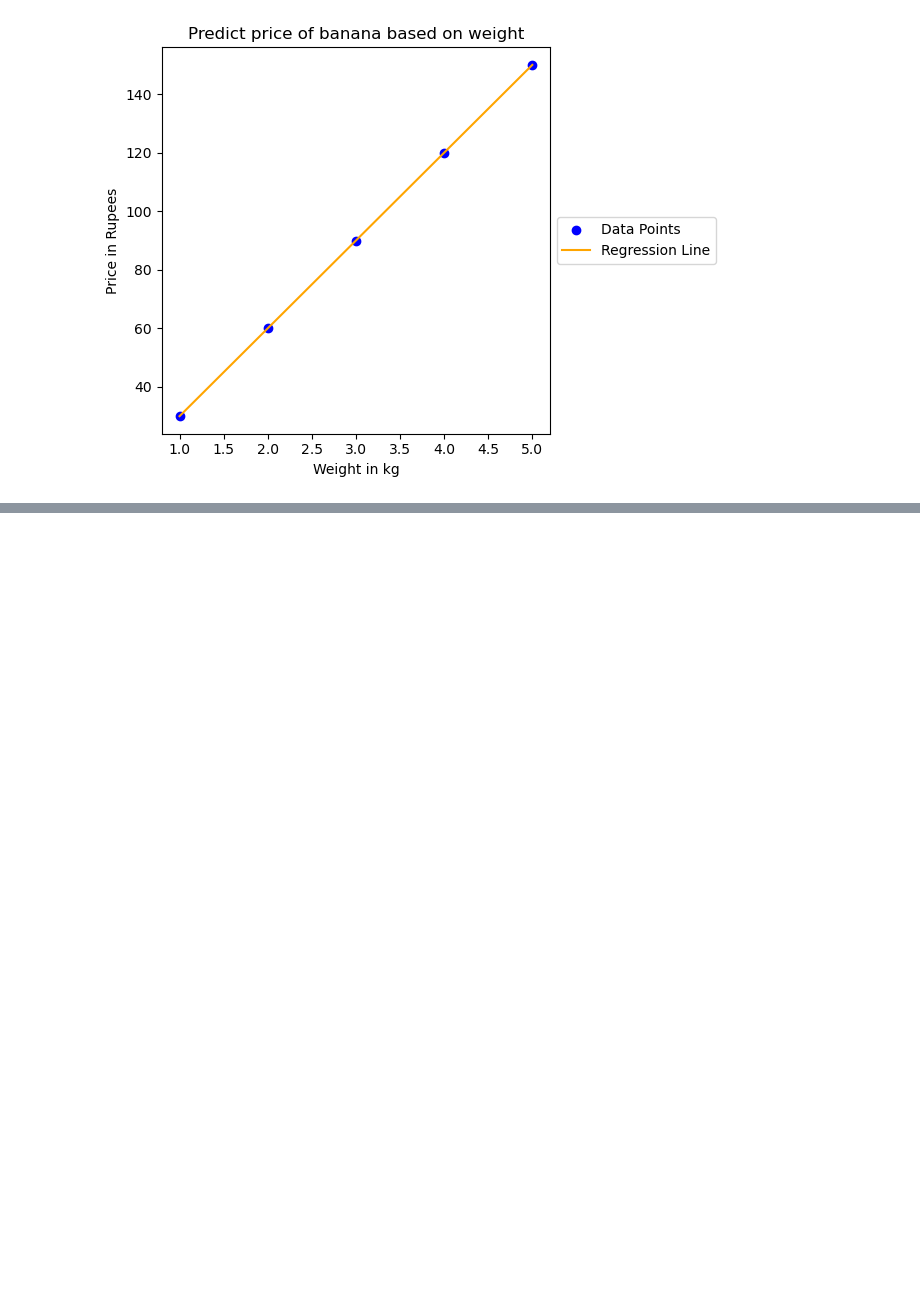
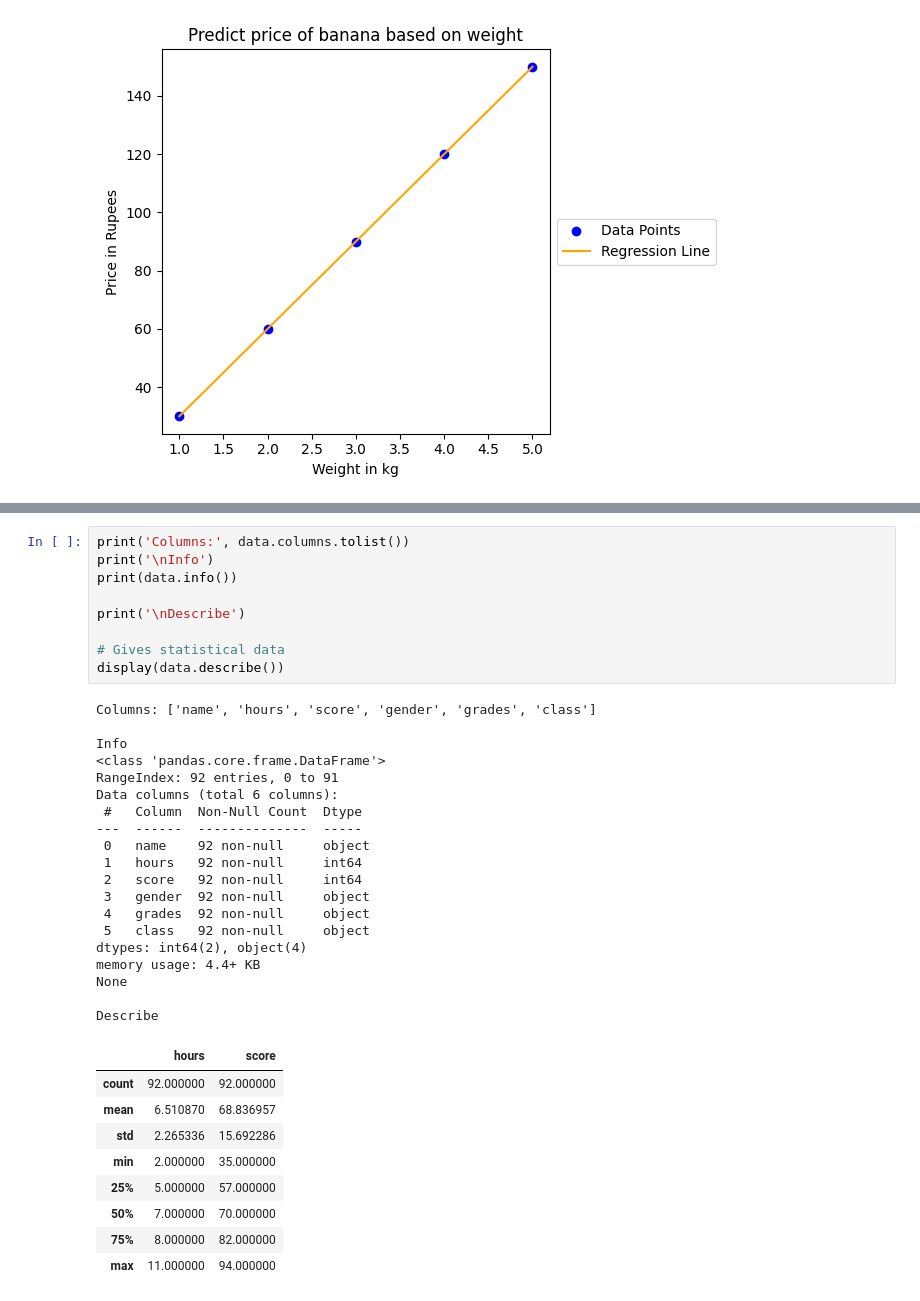
Before and after one commit to Vedant-Manjrekar/MLE_Prac_Codes, a Jupyter notebook: MLE_prac1.ipynb, the cells around one changed output, grey strips where cells are left out. Saved outputs shown, nothing was run; the diff lists cells and outputs as text; blank space fills up the shorter version.

```diff
--- a/MLE_prac1.ipynb
+++ b/MLE_prac1.ipynb
@@ -114,0 +137,38 @@ plt.show()
+# %%
+print('Columns:', data.columns.tolist())
+print('\nInfo')
+print(data.info())
+
+print('\nDescribe')
+
+# Gives statistical data
+display(data.describe())
+# %% [output]
+Columns: ['name', 'hours', 'score', 'gender', 'grades', 'class']
+
+Info
+<class 'pandas.core.frame.DataFrame'>
+RangeIndex: 92 entries, 0 to 91
+Data columns (total 6 columns):
+ #   Column  Non-Null Count  Dtype
+---  ------  --------------  -----
+ 0   name    92 non-null     object
+ 1   hours   92 non-null     int64
+ 2   score   92 non-null     int64
+ 3   gender  92 non-null     object
+ 4   grades  92 non-null     object
+ 5   class   92 non-null     object
+dtypes: int64(2), object(4)
+memory usage: 4.4+ KB
+None
+
+Describe
+|  | hours | score |
+| count | 92.000000 | 92.000000 |
+| mean | 6.510870 | 68.836957 |
+| std | 2.265336 | 15.692286 |
+| min | 2.000000 | 35.000000 |
+| 25% | 5.000000 | 57.000000 |
+| 50% | 7.000000 | 70.000000 |
+| 75% | 8.000000 | 82.000000 |
+| max | 11.000000 | 94.000000 |
```
Also changed, not shown: parts of 10 cells of this notebook, 1 other file.
